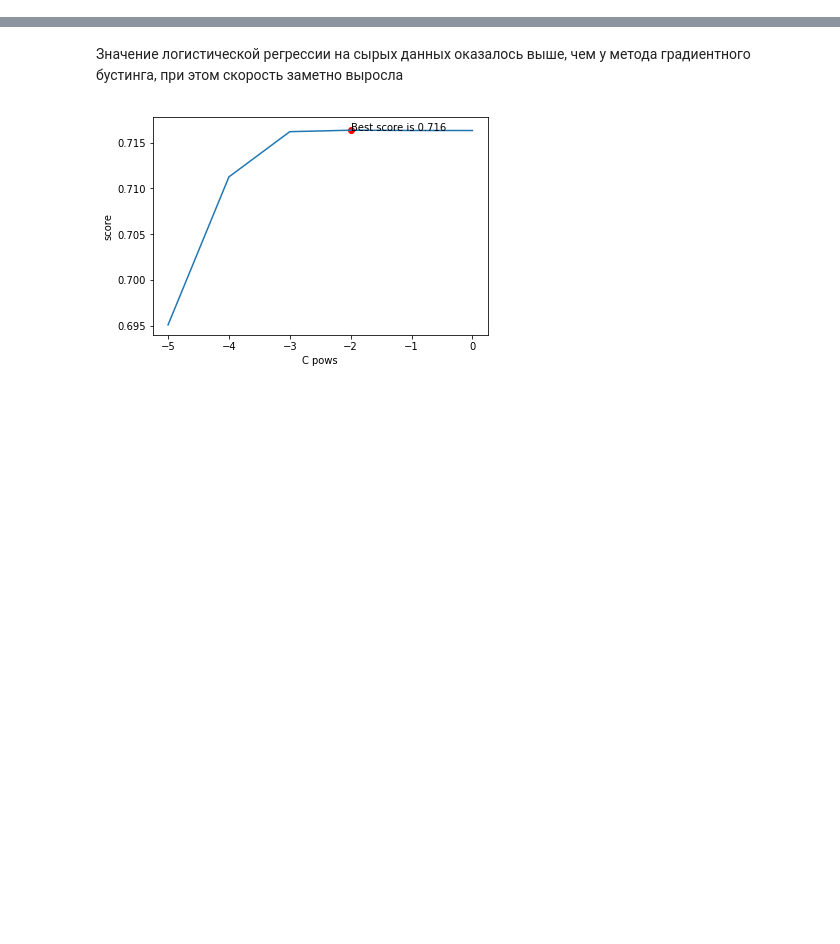
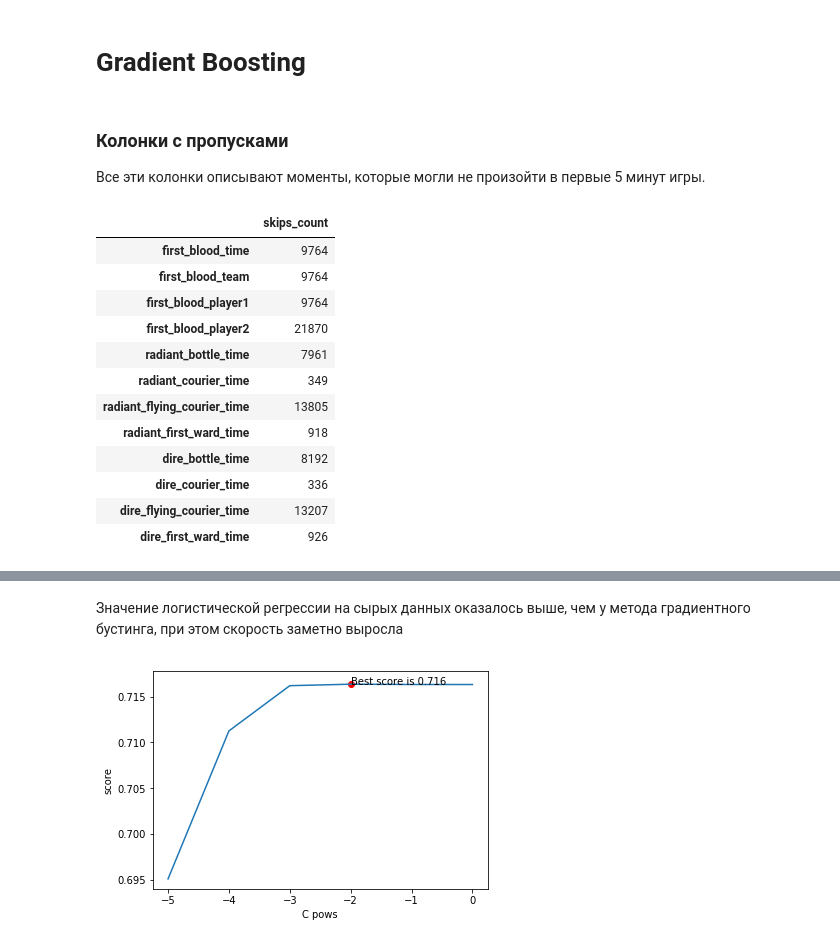
Before and after one commit to teimurjan/intro-to-ml-yandex, a Jupyter notebook: analysis-ru.ipynb, the cells around one changed output, grey strips where cells are left out. Cells and saved outputs as stored; diff of their text form; code cells hidden in the pictures; blank space fills up the shorter version.

```diff
--- a/lr/lr.ipynb
+++ b/analysis-ru.ipynb
@@ -0,0 +1,2 @@
+# %% [markdown]
+# Gradient Boosting
@@ -0,0 +13,22 @@
+# %% [markdown]
+### Колонки с пропусками
+Все эти колонки описывают моменты, которые могли не произойти в первые 5 минут игры.
+# %%
+train_data = utils.get_data(fillna=False)
+test_data = utils.get_data(test=True, sample=False)
+X_train = train_data.loc[:, train_data.columns != 'radiant_win']
+gb_utils.get_skips_df(train_data)
+# %% [output]
+|  | skips_count |
+| first_blood_time | 9764 |
+| first_blood_team | 9764 |
+| first_blood_player1 | 9764 |
+| first_blood_player2 | 21870 |
+| radiant_bottle_time | 7961 |
+| radiant_courier_time | 349 |
+| radiant_flying_courier_time | 13805 |
+| radiant_first_ward_time | 918 |
+| dire_bottle_time | 8192 |
+| dire_courier_time | 336 |
+| dire_flying_courier_time | 13207 |
+| dire_first_ward_time | 926 |
```
Also changed, not shown: parts of 14 cells of this notebook, 7 other files.
